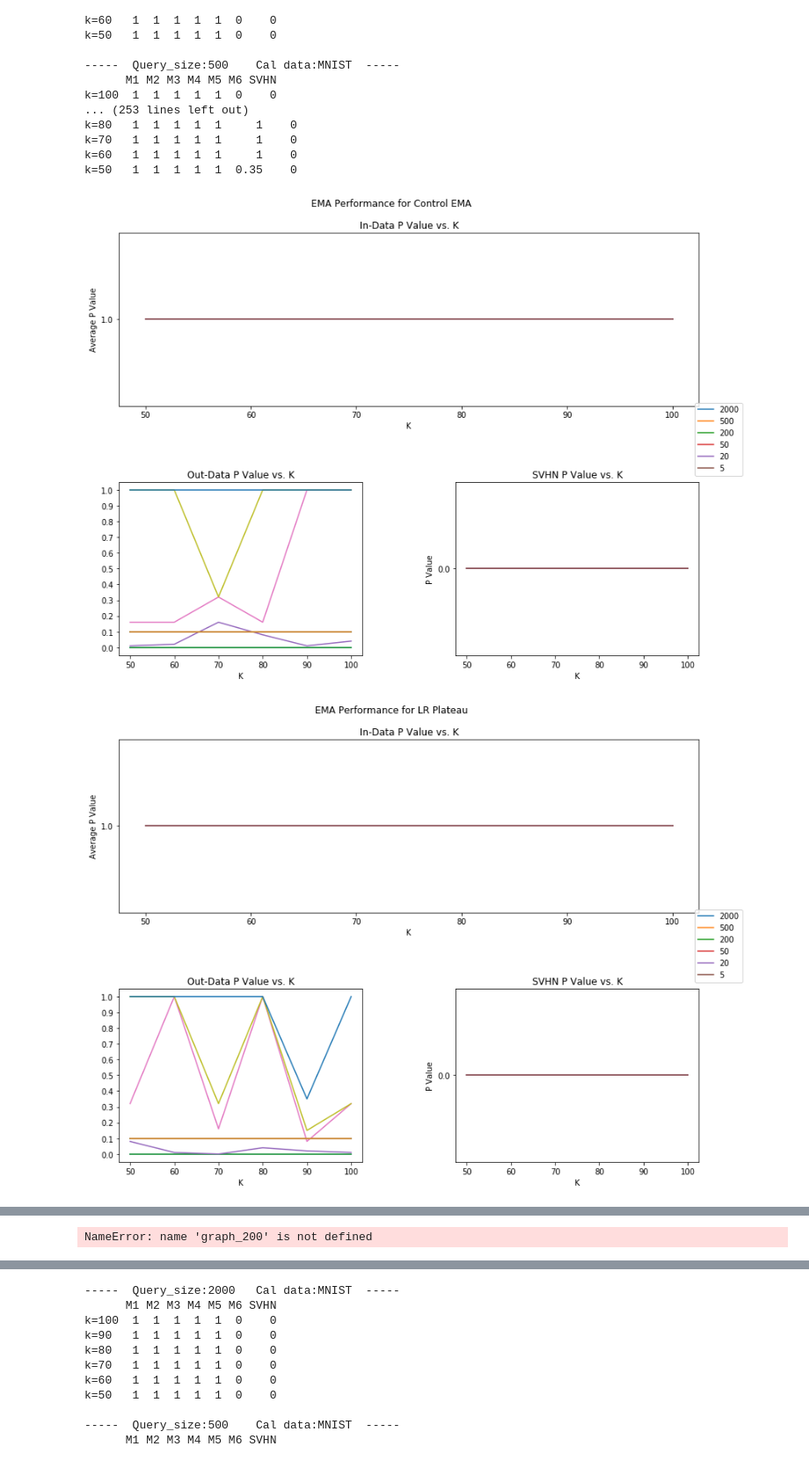
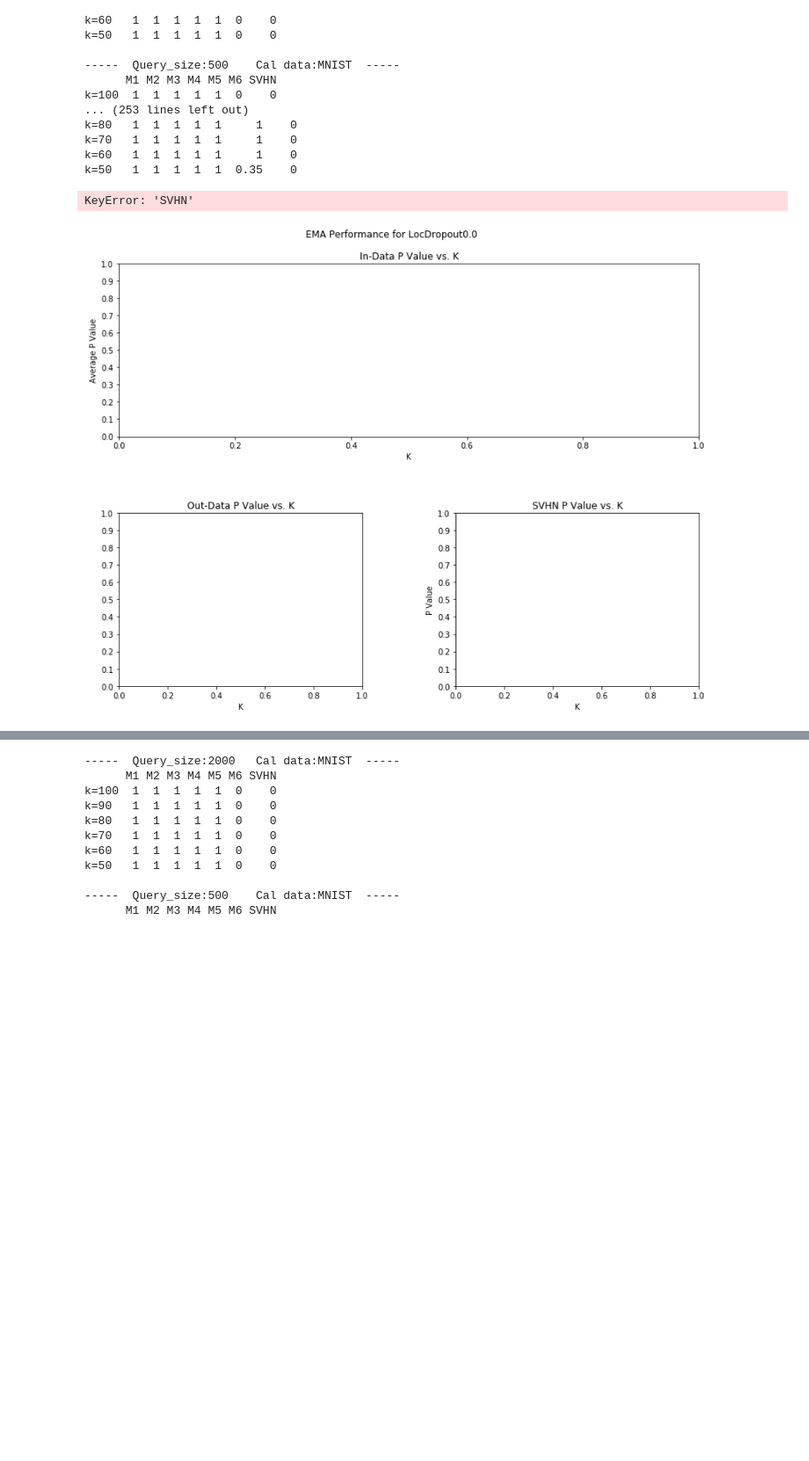
Before and after one commit to ayush-alag/DataAuditing, a Jupyter notebook: aggregate_result.ipynb, the cells around one changed output, grey strips where cells are left out. Shown at 88% size. Drawn from its saved outputs; the diff is of its cells as text; code cells hidden in the pictures; blank space fills up the shorter version.

Commit message:
location dataset

```diff
--- a/aggregate_result.ipynb
+++ b/aggregate_result.ipynb
@@ -49,9 +49,13 @@ class TableObj:
         self.size = size
         self.data = data
 # %%
-def compute_tables(experiments, data, sizes, modes, epoch, metrics, klist, mixup):
+def compute_tables(experiments, data, sizes, modes, epoch, metrics, klist, mixup, no_svhn=False):
     tables = []
-    EMA_res_table = pd.DataFrame(columns=['M1', 'M2', 'M3', 'M4', 'M5', 'M6', 'SVHN'], index=[f'k={100-k}' for k in klist])
+    cols=['M1', 'M2', 'M3', 'M4', 'M5', 'M6']
+    if not no_svhn:
+        cols.append('SVHN')
+
+    EMA_res_table = pd.DataFrame(columns=cols, index=[f'k={100-k}' for k in klist])
     for expt in experiments:
         for caldata in data:
             for size in sizes:
@@ -60,6 +64,8 @@ def compute_tables(experiments, data, sizes, modes, epoch, metrics, klist, mixup
                     for k in klist:
                         logname = f'caldata={caldata}_epoch={epoch}_k={k}_calsize=10000'
                         for fold in range(7):
+                            if no_svhn and fold == 0:
+                                continue
                             queryset = pd.read_csv(f'./saves_new/{expt}/EMA_{caldata}/query_set/binarized_{logname}_fold{fold}.csv')
                             if fold == 0 or fold == 6:
                                 ground_truth = 'Query is not in base'
@@ -79,20 +85,24 @@ def compute_tables(experiments, data, sizes, modes, epoch, metrics, klist, mixup
                         table_obj = TableObj(EMA_res_table, expt, mode, size, caldata)
                     tables.append(table_obj)
                     print(EMA_res_table, '\n')
-                    EMA_res_table = pd.DataFrame(columns=['M1', 'M2', 'M3', 'M4', 'M5', 'M6', 'SVHN'], index=[f'k={100-k}' for k in klist])
+
+                    EMA_res_table = pd.DataFrame(columns=cols, index=[f'k={100-k}' for k in klist])
 
     return tables
 # %%
 ### Run EMA on the benchmark datasets, Table 2.b and Table 6
-experiments = ["", "re-dropout0.1", "re-dropout0.2", "re-dropout0.3", "re-dropout0.4", "re-dropout0.5", "re-dropout0.6","re-dropout0.7","re-dropout0.8", "re-dropout0.9", "re-plateau1"]
-epoch = 50
+# experiments = ["", "re-dropout0.1", "re-dropout0.2", "re-dropout0.3", "re-dropout0.4", "re-dropout0.5", "re-dropout0.6","re-dropout0.7","re-dropout0.8", "re-dropout0.9", "re-plateau1"]
+experiments = ["LocDropout0.0", "LocDropout0.1", "LocDropout0.2", "LocDropout0.3", "LocDropout0.4", "LocDropout0.5", "LocDropout0.6", "LocDropout0.7", "LocDropout0.8", "LocDropout0.9"]
+# epoch = 50
+epoch = 200
 
 metrics = ['correctness', 'confidence', 'entropy', 'modified entropy', 'scaled logits']
 
 klist = [0, 10, 20, 30, 40, 50]
 sizes = [2000, 500, 200, 50, 20, 5]
-data = ['MNIST']
+# data = ['MNIST']
+data = ['Location']
 mixup = False
 modes = ['t']
-
-# tables = compute_tables(experiments, data, sizes, modes, epoch, metrics, klist, mixup)
+# %%
+tables = compute_tables(experiments, data, sizes, modes, epoch, metrics, klist, mixup, no_svhn=True)
@@ -117,8 +145,8 @@ k=70   1  1  1  1  1     1    0
 k=60   1  1  1  1  1     1    0
 k=50   1  1  1  1  1  0.35    0
 # %%
-graph_tables(tables_plateau)
-graph_200(tables_plateau, 200, 5)
+graph_tables(tables)
+graph_200(tables, 200, 11)
 # %% [output]
+KeyError: 'SVHN'
-[figure, old version]
+[figure, new version]
-[figure, removed]
@@ -128,2 +153 @@ graph_200(tables_plateau, 200, 5)
-NameError: name 'graph_200' is not defined
 # %%
```
Also changed, not shown: parts of 10 cells of this notebook, 7 other files.
